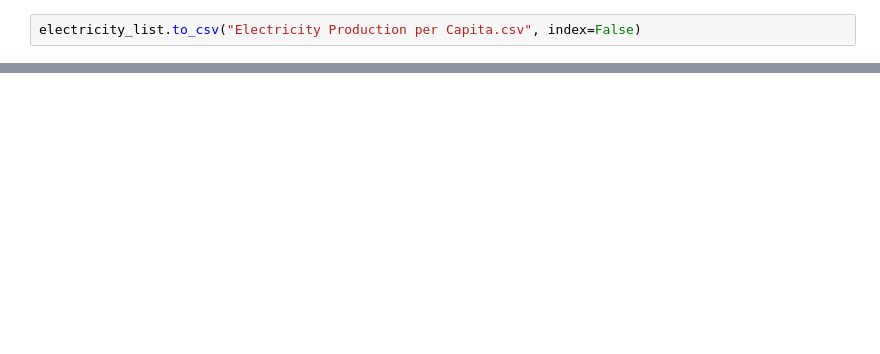
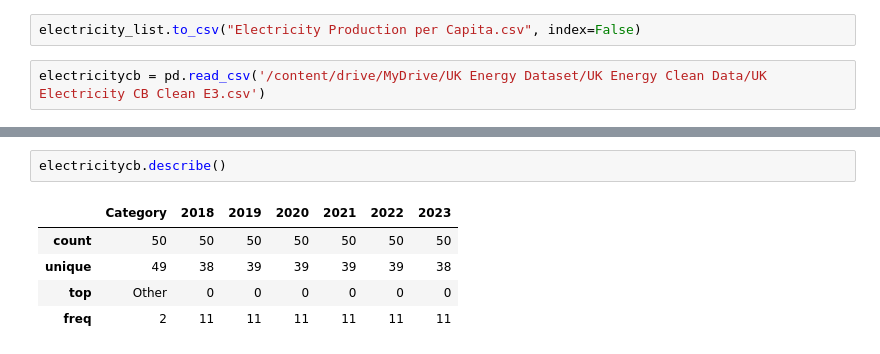
Before and after one commit to aliyahaslam/FINAL-YEAR-PROJECT-, a Jupyter notebook: FYP_UK_ENERGY_STANDARDISZATION.ipynb, the cells around one changed output, grey strips where cells are left out. Saved outputs shown, nothing was run; the diff lists cells and outputs as text; blank space fills up the shorter version.

```diff
--- a/FYP_UK_ENERGY_STANDARDISZATION.ipynb
+++ b/FYP_UK_ENERGY_STANDARDISZATION.ipynb
@@ -81,2 +120,4 @@ electricity_list
 # %%
 electricity_list.to_csv("Electricity Production per Capita.csv", index=False)
+# %%
+electricitycb = pd.read_csv('/content/drive/MyDrive/UK Energy Dataset/UK Energy Clean Data/UK Electricity CB Clean E3.csv')
@@ -82,0 +141,8 @@ electricity_list.to_csv("Electricity Production per Capita.csv", index=False)
+# %%
+electricitycb.describe()
+# %% [output]
+|  | Category | 2018 | 2019 | 2020 | 2021 | 2022 | 2023 |
+| count | 50 | 50 | 50 | 50 | 50 | 50 | 50 |
+| unique | 49 | 38 | 39 | 39 | 39 | 39 | 38 |
+| top | Other | 0 | 0 | 0 | 0 | 0 | 0 |
+| freq | 2 | 11 | 11 | 11 | 11 | 11 | 11 |
```
Also changed, not shown: parts of 19 cells of this notebook.
